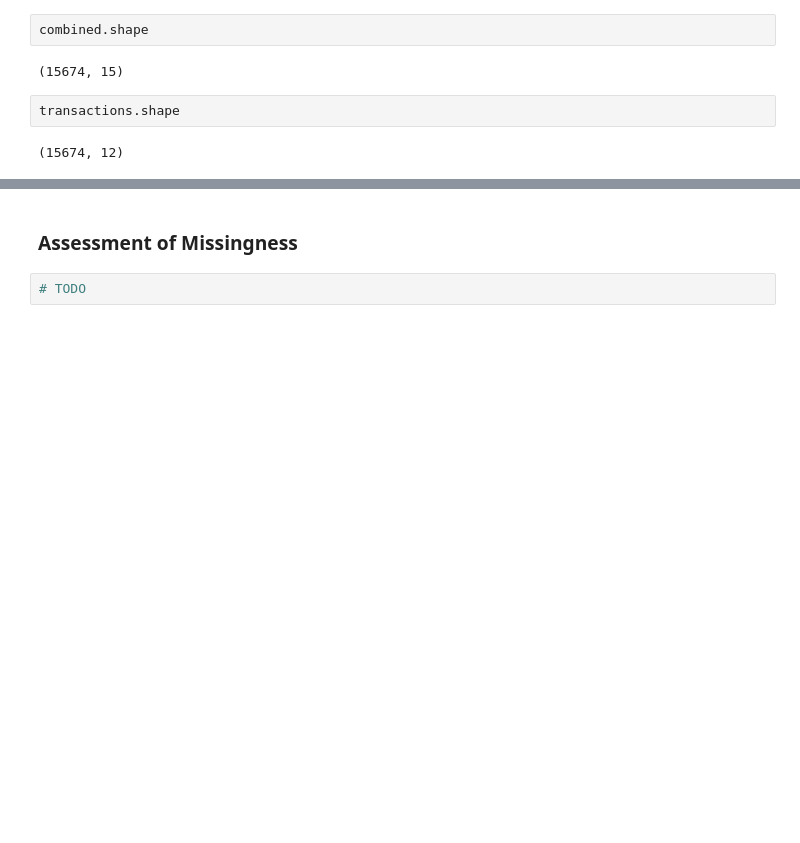
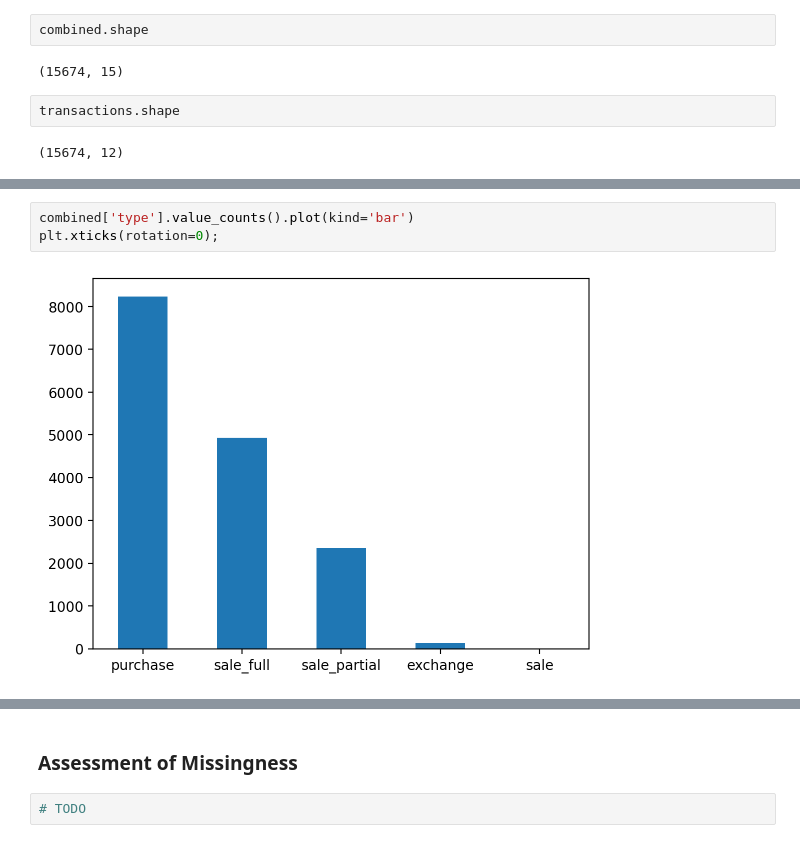
Before and after one commit to noodleslove/House-of-Representative-Analysis, a Jupyter notebook: projects/03-topic/assignment/stocks.ipynb, the cells around one changed output, grey strips where cells are left out. Drawn from its saved outputs; the diff is of its cells as text; blank space fills up the shorter version.

```diff
--- a/projects/03-topic/assignment/stocks.ipynb
+++ b/projects/03-topic/assignment/stocks.ipynb
@@ -284,0 +317,5 @@ transactions.shape
+# %%
+combined['type'].value_counts().plot(kind='bar')
+plt.xticks(rotation=0);
+# %% [output]
+[figure, added]
```
Also changed, not shown: parts of 34 cells of this notebook.
